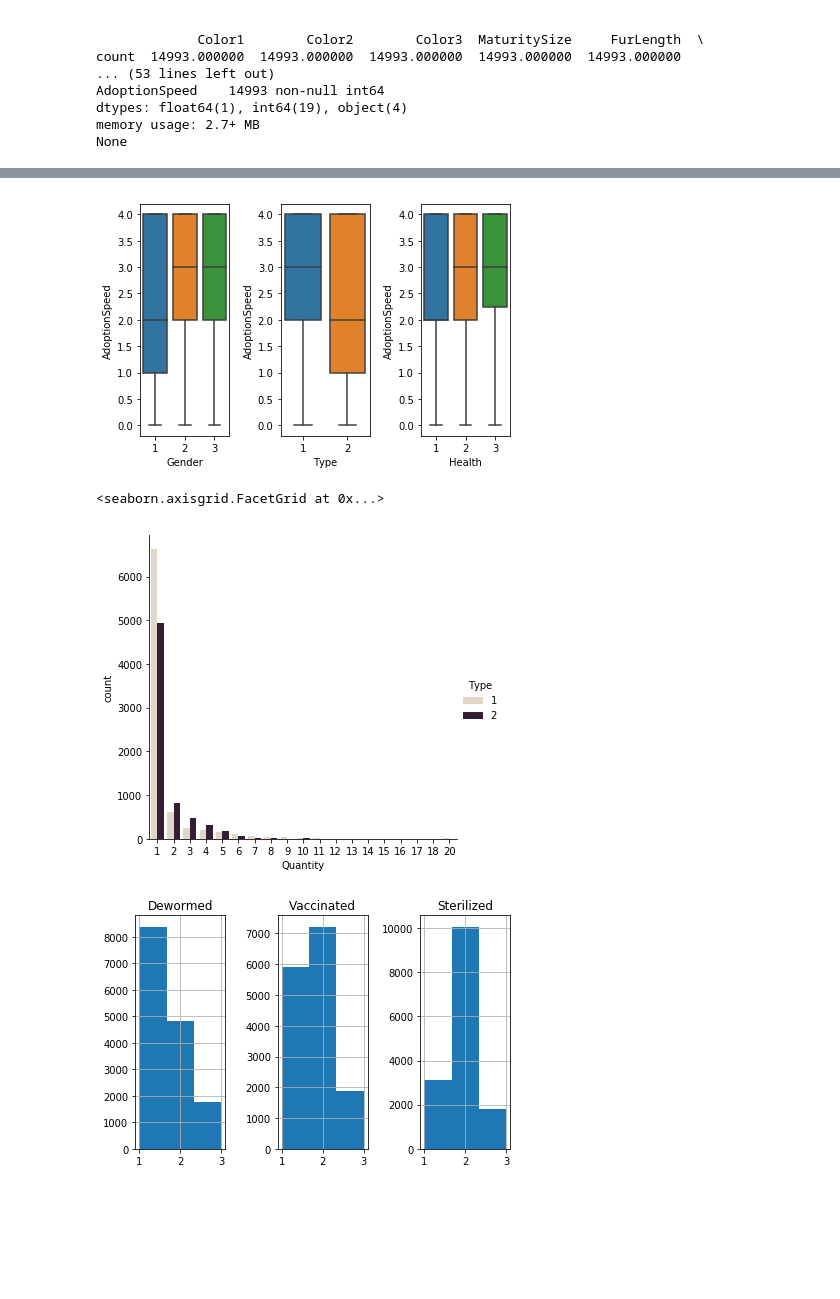
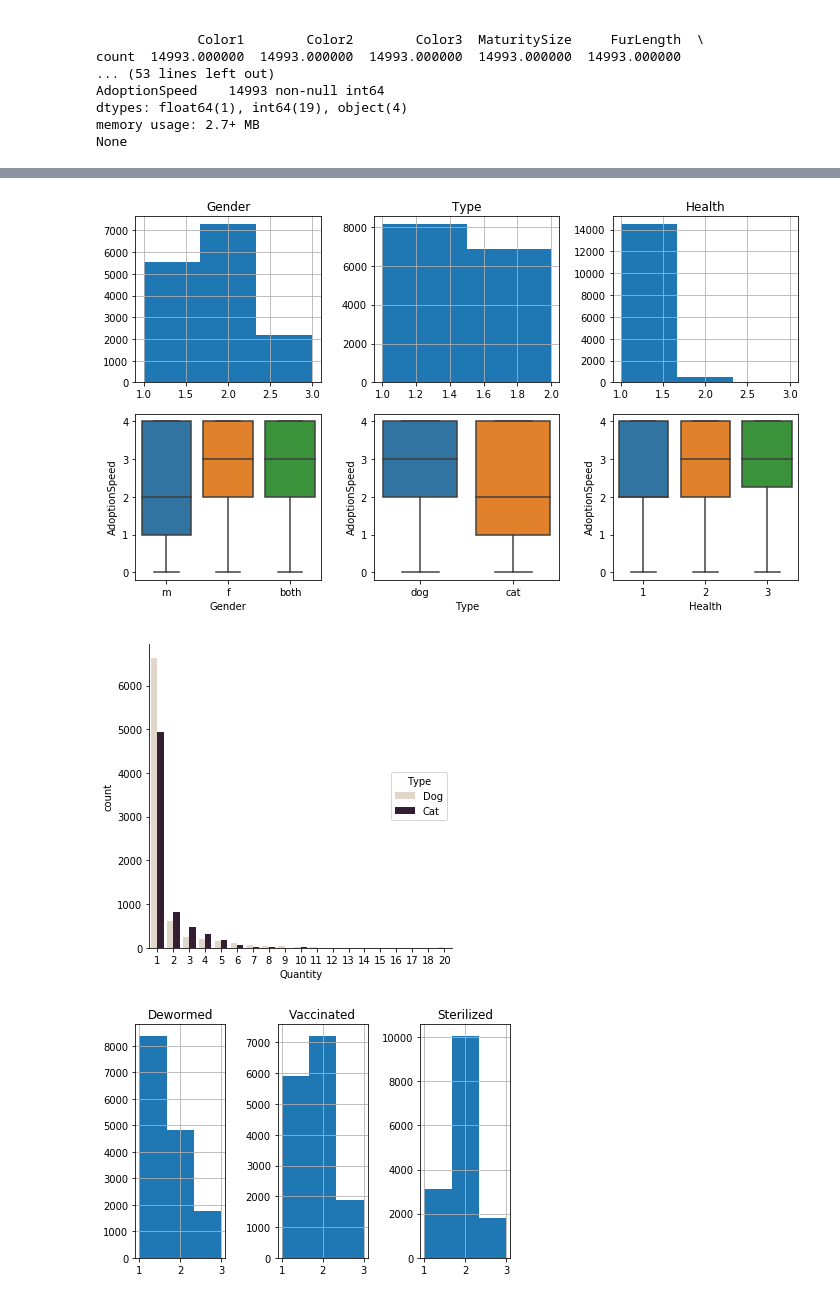
Before and after one commit to naufaldi-fir/adoption-prediction-project, a Jupyter notebook: AdoptionFirstPlots.ipynb, the cells around one changed output, grey strips where cells are left out. Drawn from its saved outputs; the diff is of its cells as text; code cells hidden in the pictures; blank space fills up the shorter version.

```diff
--- a/AdoptionFirstPlots.ipynb
+++ b/AdoptionFirstPlots.ipynb
@@ -46,25 +51,43 @@ sns.heatmap(copy.corr(), square=True, cmap='RdYlGn')
 # %%
-plt.subplot(1,3,1)
-sns.boxplot(x='Gender',
-y='AdoptionSpeed', data=df)
+fig=plt.figure(figsize=(10,6))
+plt.subplot(2,3,1)
+df['Gender'].hist(bins=3)
+plt.title('Gender')
+
+plt.subplot(2,3,2)
+df['Type'].hist(bins=2)
+plt.title('Type')
+
+plt.subplot(2,3,3)
+df['Health'].hist(bins=3)
+plt.title('Health')
+
+plt.subplot(2,3,4)
+sns.boxplot(x='Gender', y='AdoptionSpeed', data=df)
 plt.ylabel('AdoptionSpeed')
-plt.subplot(1,3,2)
-sns.boxplot(x='Type',
-y='AdoptionSpeed', data=df)
+plt.xticks([0,1,2], ['m', 'f', 'both'])
+
+plt.subplot(2,3,5)
+sns.boxplot(x='Type', y='AdoptionSpeed', data=df)
 plt.ylabel('AdoptionSpeed')
-plt.subplot(1,3,3)
-sns.boxplot(x='Health',
-y='AdoptionSpeed', data=df)
+plt.xticks([0,1], ['dog', 'cat'])
+
+plt.subplot(2,3,6)
+sns.boxplot(x='Health', y='AdoptionSpeed', data=df)
 plt.ylabel('AdoptionSpeed')
 plt.tight_layout()
 plt.show()
+
+
+fig.savefig('GenderTypeHealth.png')
 # %% [output]
-[figure, old version]
+[figure, new version]
 # %%
-sns.catplot(x="Quantity", kind="count", hue='Type', palette="ch:.25", data=df)
+sns_plot=sns.catplot(x="Quantity", kind="count", hue='Type', palette="ch:.25", data=df, legend=False)
+plt.legend(title='Type', loc='center right', labels=['Dog', 'Cat'])
+sns_plot.savefig('Quantity_DogCat.png')
 # %% [output]
-<seaborn.axisgrid.FacetGrid at 0x...>
-[figure, old version]
+[figure, new version]
 # %%
 plt.subplot(1,3,1)
 df['Dewormed'].hist(bins=3)
```
Also changed, not shown: parts of 4 cells of this notebook.
